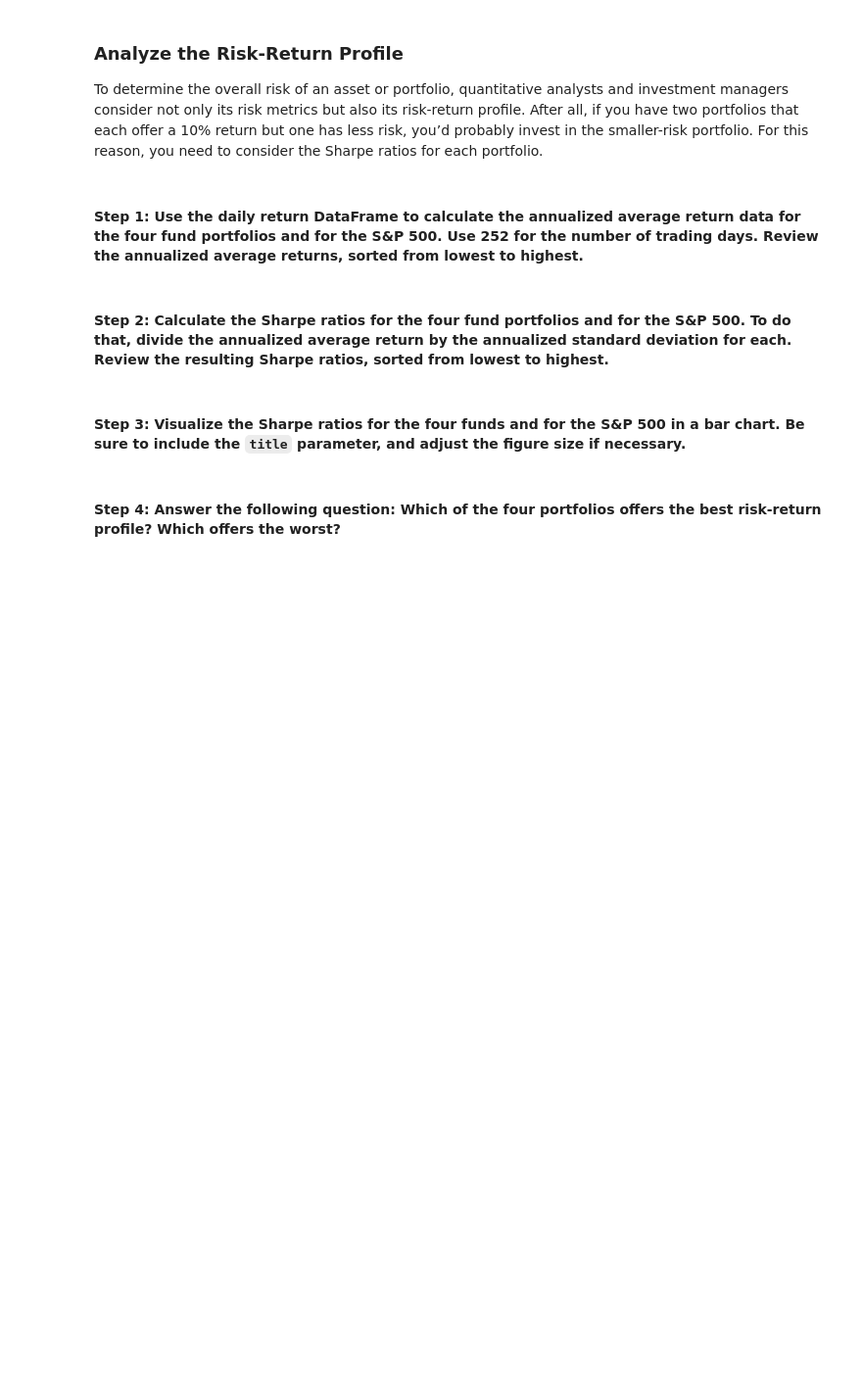
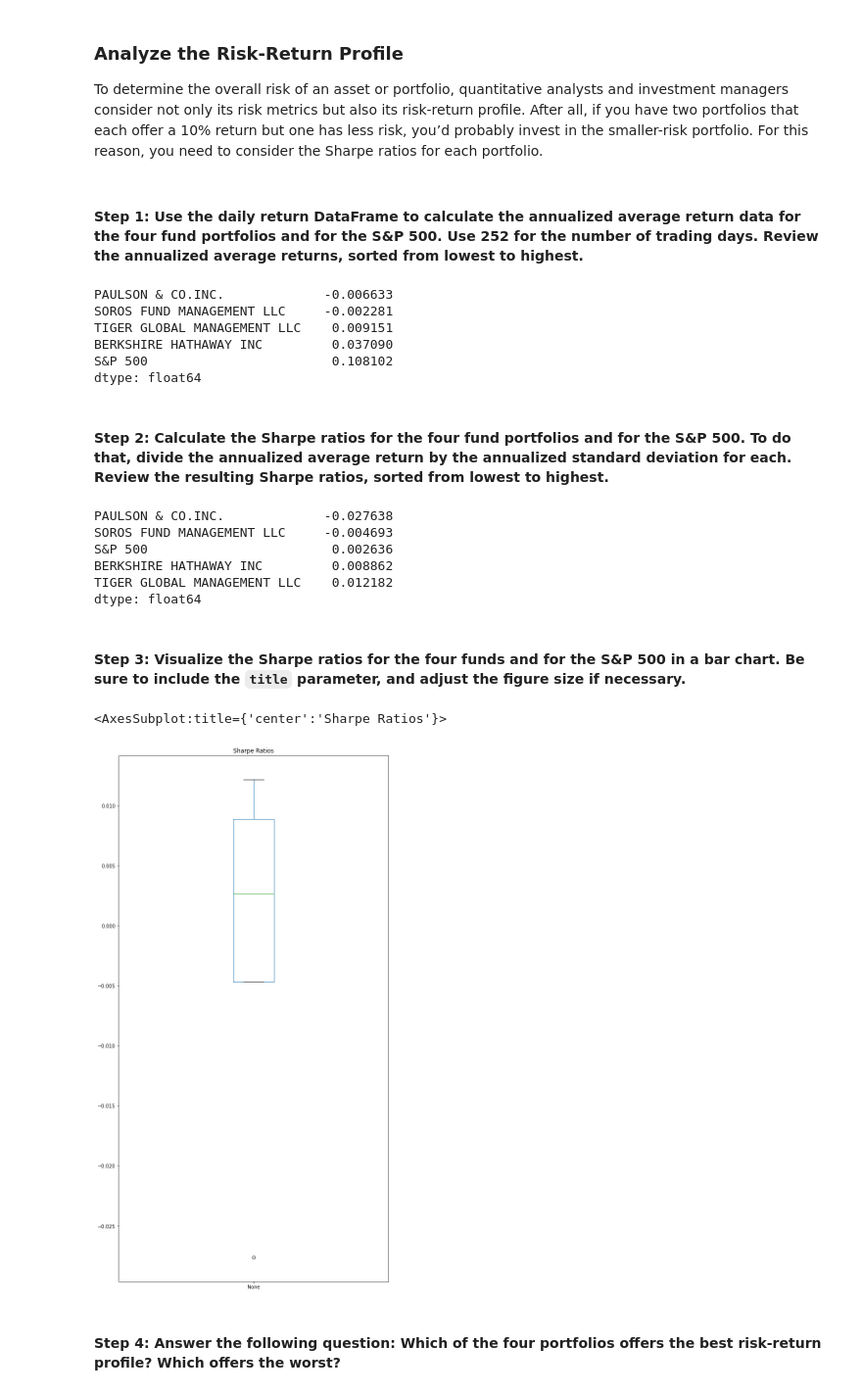
Before and after one commit to aaron-elliott/Challenge-4, a Jupyter notebook: risk_return_analysis.ipynb, the cells around one changed output. Shown at 98% size. Saved outputs shown, nothing was run; the diff lists cells and outputs as text; code cells hidden in the pictures; blank space fills up the shorter version.

```diff
--- a/risk_return_analysis.ipynb
+++ b/risk_return_analysis.ipynb
@@ -329,17 +332,44 @@ To determine the overall risk of an asset or portfolio, quantitative analysts an
 # Calculate the annual average return data for the for fund portfolios and the S&P 500
 # Use 252 as the number of trading days in the year
 # Review the annual average returns sorted from lowest to highest
+
+annualized_returns = daily_returns.mean() * 252
+
+annualized_returns.sort_values(ascending = True)
+# %% [output]
+PAULSON & CO.INC.             -0.006633
+SOROS FUND MANAGEMENT LLC     -0.002281
+TIGER GLOBAL MANAGEMENT LLC    0.009151
+BERKSHIRE HATHAWAY INC         0.037090
+S&P 500                        0.108102
+dtype: float64
 # %% [markdown]
 #### Step 2: Calculate the Sharpe ratios for the four fund portfolios and for the S&P 500. To do that, divide the annualized average return by the annualized standard deviation for each. Review the resulting Sharpe ratios, sorted from lowest to highest.
 # %%
 # Calculate the annualized Sharpe Ratios for each of the 4 portfolios and the S&P 500.
 # Review the Sharpe ratios sorted lowest to highest
+
+sharpe_ratios = annualized_returns / standard_dev
+
+sharpe_ratios.sort_values(ascending = True)
+# %% [output]
+PAULSON & CO.INC.             -0.027638
+SOROS FUND MANAGEMENT LLC     -0.004693
+S&P 500                        0.002636
+BERKSHIRE HATHAWAY INC         0.008862
+TIGER GLOBAL MANAGEMENT LLC    0.012182
+dtype: float64
 # %% [markdown]
 #### Step 3: Visualize the Sharpe ratios for the four funds and for the S&P 500 in a bar chart. Be sure to include the `title` parameter, and adjust the figure size if necessary.
 # %%
 # Visualize the Sharpe ratios as a bar chart
 # Include a title parameter and adjust the figure size
-# YOUR CODE HERE
+
+sharpe_ratios.plot.box(figsize = (10,20), title = "Sharpe Ratios",
+                             legend = "True")
+# %% [output]
+<AxesSubplot:title={'center':'Sharpe Ratios'}>
+[figure, added]
 # %% [markdown]
 #### Step 4: Answer the following question: Which of the four portfolios offers the best risk-return profile? Which offers the worst?
 # %% [markdown]
```
Also changed, not shown: parts of 7 cells of this notebook.
